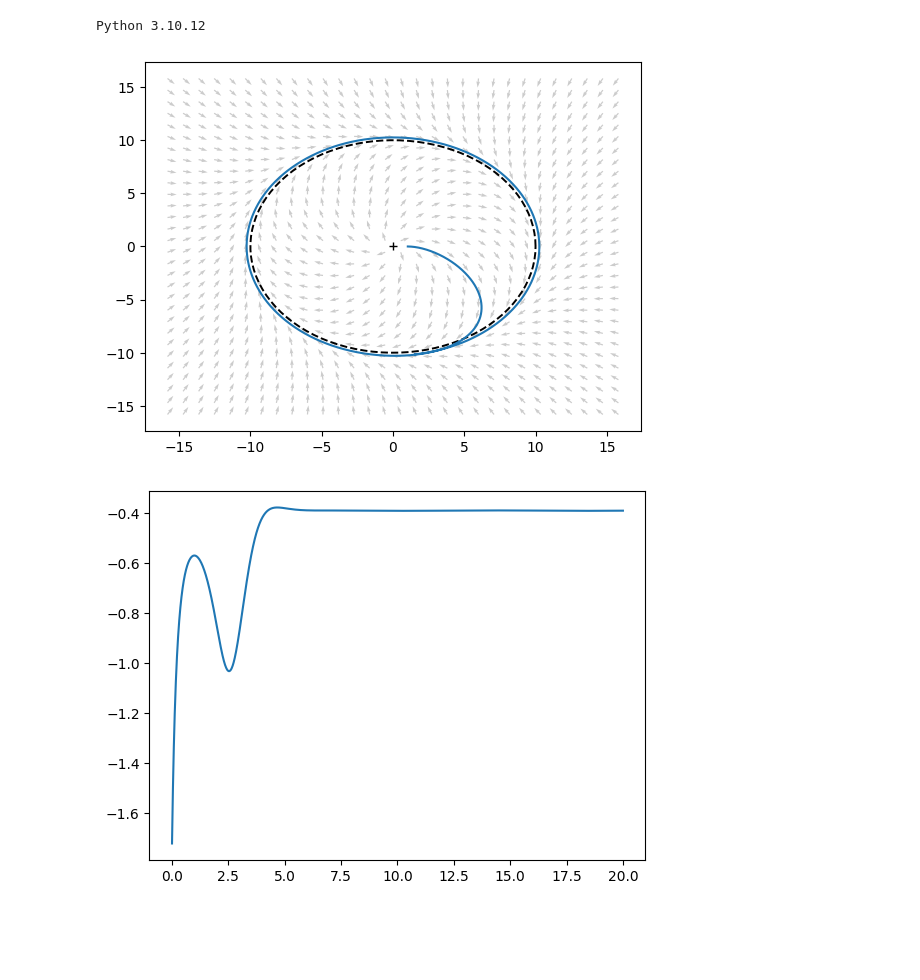
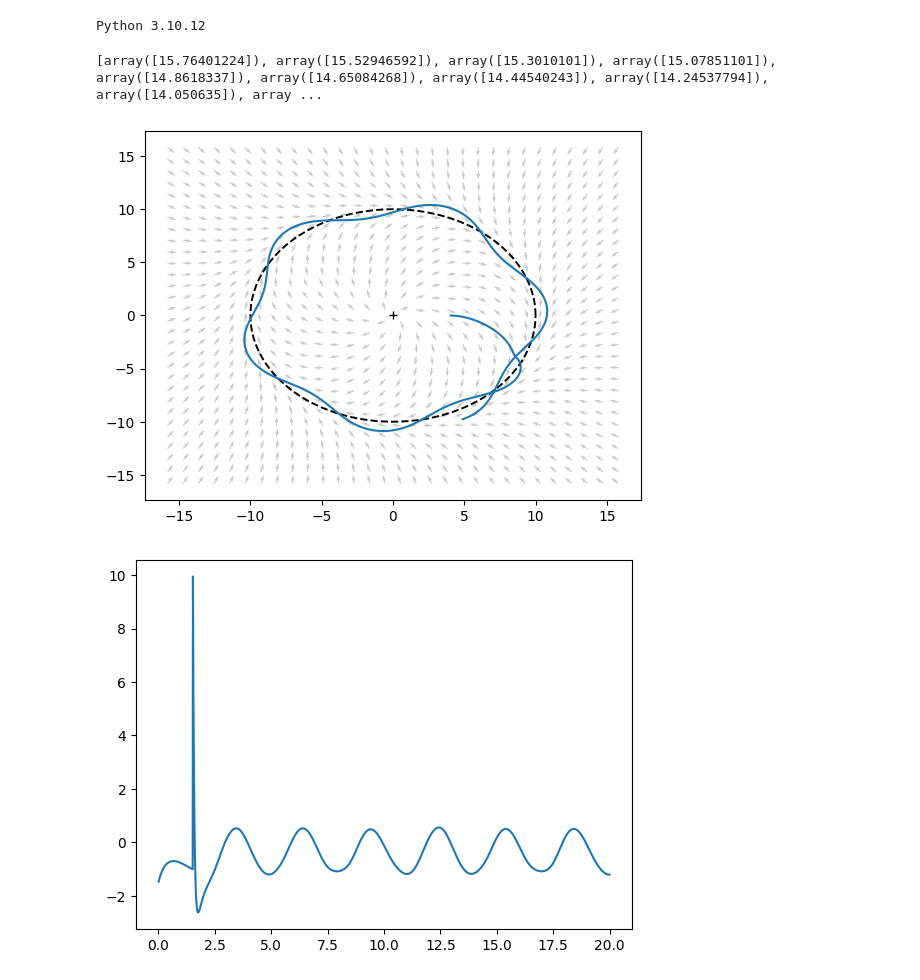
Before and after one commit to jesusBV20/gvf-ik, a Jupyter notebook: CBF_art_sim.ipynb, the cells around one changed output. Saved outputs shown, nothing was run; the diff lists cells and outputs as text; code cells hidden in the pictures; blank space fills up the shorter version.

```diff
--- a/CBF_art_sim.ipynb
+++ b/CBF_art_sim.ipynb
@@ -29,7 +29,7 @@ from gvf_inv.simulator import simulator
 E = np.array([[0, 1],[-1, 0]])
 # %%
 # Initial state of the robot
-p0 = np.array([[1,0]])
+p0 = np.array([[4,0]])
 v0 = np.array([4])
 phi0 = np.array([0])
 
@@ -46,9 +46,9 @@ dt = 0.01
 
 s = 1
 ke = 2
-kn = 4
+kn = 3
 
-sim = simulator(gvf_traj, x0=x0, dt=dt, s=s, ke=ke, kn=kn)
+sim = simulator(gvf_traj, x0=x0, dt=dt, s=s, ke=ke, kn=kn, A_fd=0.2, omega_fd=np.pi/1.5)
 
 # ----------------------------------------------------------------------
 # Execute the simulation given a desired final time stamp
@@ -58,26 +58,36 @@ tf = 20
 t_list = np.arange(0, tf, dt)
 for it in tqdm(range(len(t_list))):
     sim.int_euler()
+
+print(sim.data["n_norm"])
+# %% [output]
+[array([15.76401224]), array([15.52946592]), array([15.3010101]), array([15.07851101]), array([14.8618337]), array([14.65084268]), array([14.44540243]), array([14.24537794]), array([14.050635]), array ...
 # %%
 t_data = np.array(sim.data["t"])
 p_data = np.array(sim.data["p"])
 omega_data = np.array(sim.data["omega"])
+nnorm_data = np.array(sim.data["n_norm"])
 
 # ----------------------------------------------------------------------
 
 fig = plt.figure()
 ax = fig.subplots()
 
 gvf_traj.vector_field(XYoff, 1000, s, ke)
 gvf_traj.draw(fig, ax, lw=1.4)
 
 ax.plot(p_data[:,0,0], p_data[:,0,1])
 plt.show()
 
 # ----------------------------------------------------------------------
 
 plt.plot(t_data, omega_data)
 plt.show()
+
+# ----------------------------------------------------------------------
+
+plt.plot(t_data, nnorm_data)
+plt.show()
 # %% [output]
-[figure, old version]
+[figure, new version]
-[figure, old version]
+[figure, new version]
```
Also changed, not shown: parts of 1 cell of this notebook, 1 other file.
